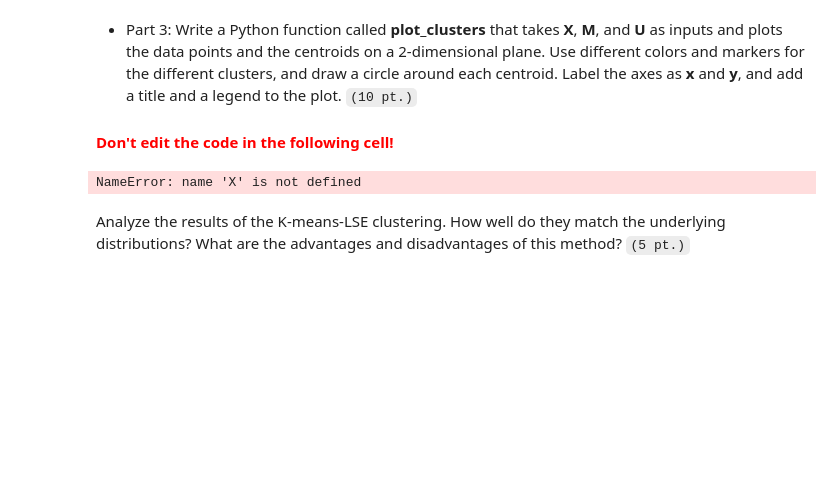
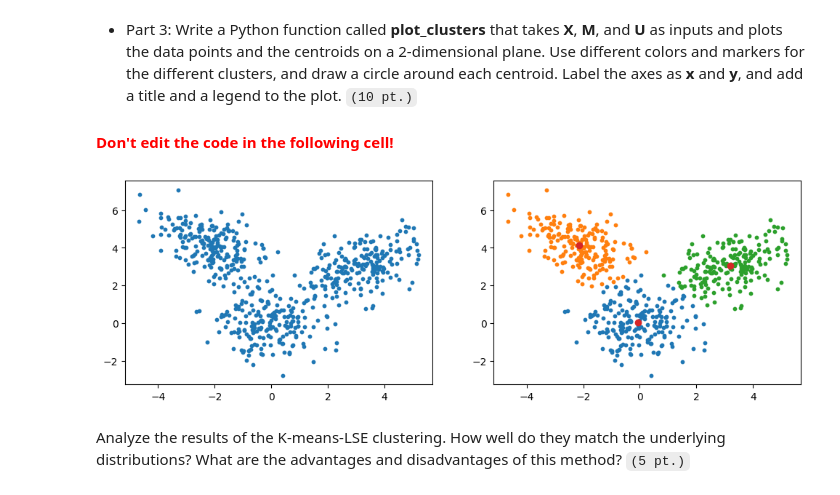
Before and after one commit to AliKouchekzade/MMIE_CHW2, a Jupyter notebook: MMIE_CHW2.ipynb, the cells around one changed output. Saved outputs shown, nothing was run; the diff lists cells and outputs as text; code cells hidden in the pictures; blank space fills up the shorter version.

```diff
--- a/MMIE_CHW2.ipynb
+++ b/MMIE_CHW2.ipynb
@@ -163,2 +168,30 @@ def kmeans(X, K):
+# %%
+def distance(point1,point2):
+    return ((point1[0] - point2[0]) ** 2 + (point1[1] - point2[1]) ** 2)
+
+def kmeans(X, K):
+
+    M = random.sample(X,K)
+    error = [np.inf,0]
+
+    while True:
+        U = [[] for i in range(K)]
+        for point in X:
+            dist = [distance(point, center) for center in M]
+            point_assigned_center = dist.index(min(dist))
+            U[point_assigned_center].append(point)
+
+        error[1], error[0] = error[0], 0
+        for e in range(K):
+            error[0] += sum([distance(p,M[e]) for p in U[e]])
+        if error[1] - error[0] <= 0.000001 :
+            break
+
+        for index,centers in enumerate(U):
+            sum_x = sum([center[0] for center in centers])
+            sum_y = sum([center[1] for center in centers])
+            M[index][0] = sum_x / len(centers)
+            M[index][1] = sum_y / len(centers)
+    return M, U,error[0]
 # %% [markdown]
 - Part 3: Write a Python function called **plot_clusters** that takes **X**, **M**, and **U** as inputs and plots the data points and the centroids on a 2-dimensional plane. Use different colors and markers for the different clusters, and draw a circle around each centroid. Label the axes as **x** and **y**, and add a title and a legend to the plot. ``(10 pt.)``
@@ -168,18 +198,28 @@ def plot_clusters(X, M, U):
+# %%
+def plot_clusters(X, M, U):
+    plt.figure(figsize=(12,8))
+    plt.subplot(221)
+    plt.scatter([point[0] for point in X],[point[1] for point in X], s = 10)
+    plt.subplot(222)
+    for cluster in U:
+        plt.scatter([point[0] for point in cluster],[point[1] for point in cluster], s = 10)
+    plt.scatter([center[0] for center in M],[center[1] for center in M])
+    plt.show()
 # %% [markdown]
 **<font color="red"> Don't edit the code in the following cell!</font>**
 # %%
 # Evaluation Cell
 
 # Load the data from the file
-X = load_data('Image1.csv')
+X = load_data('Image.csv')
 # Set the value of K
 K = 3
 # Cluster the data using K-means
-M, U = kmeans(X, K)
+M, U,err = kmeans(X, K)
 # Plot the data and the centroids
 plot_clusters(X, M, U)
 # %% [output]
-NameError: name 'X' is not defined
+[figure, added]
 # %% [markdown]
  Analyze the results of the K-means-LSE clustering. How well do they match the underlying distributions? What are the advantages and disadvantages of this method? ``(5 pt.)``
 # %% [markdown]
```
Also changed, not shown: parts of 7 cells of this notebook.
